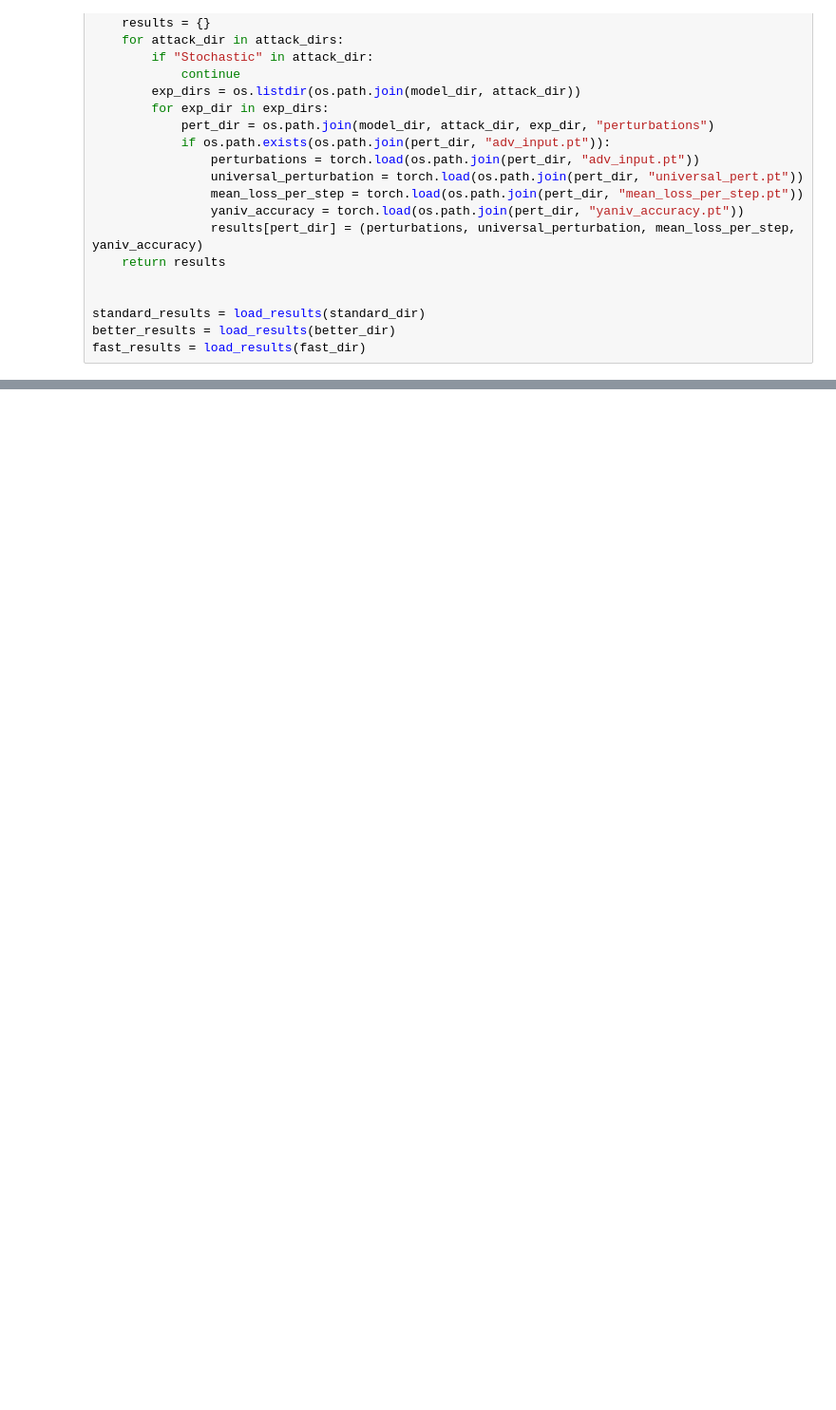
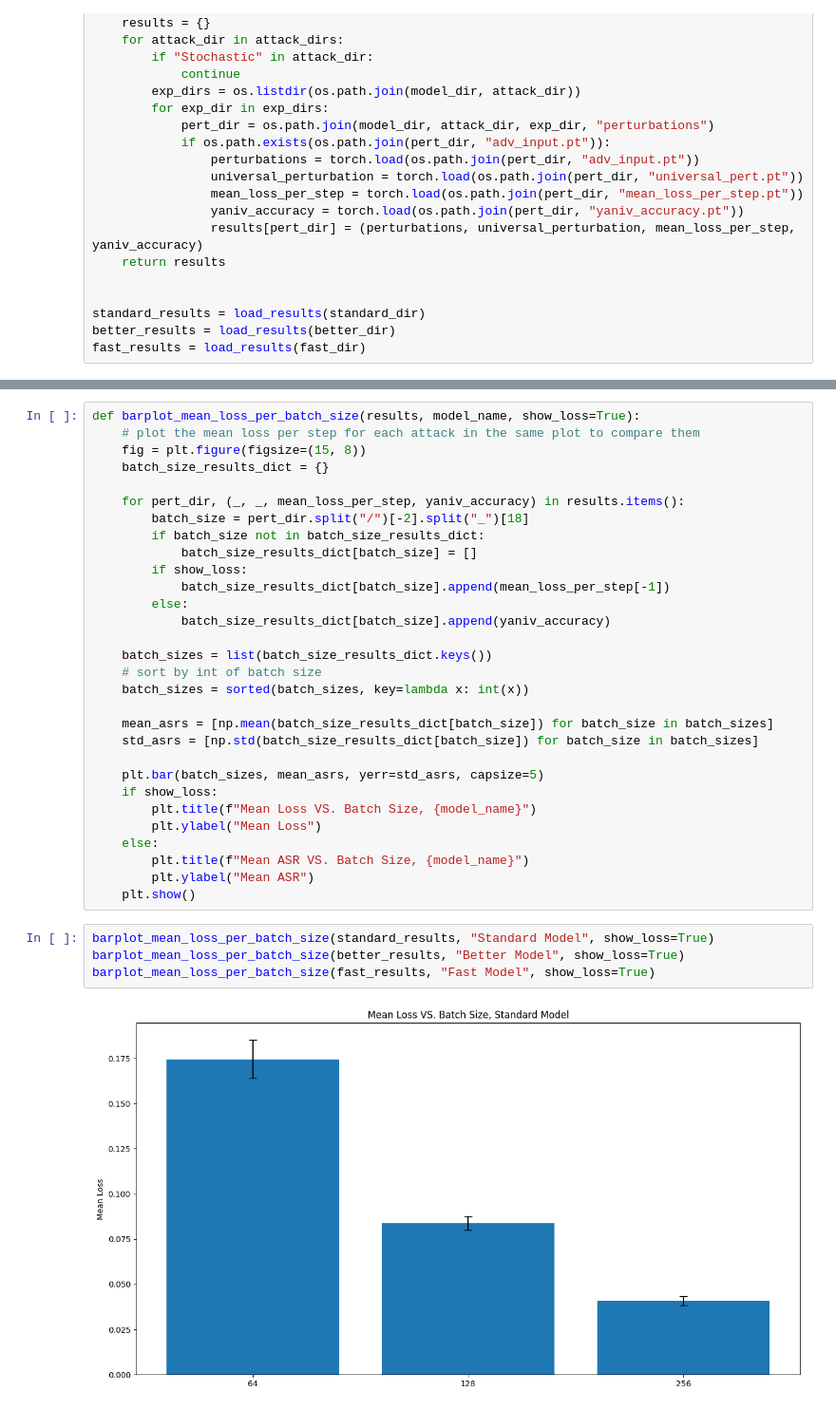
Before and after one commit to wr0om/Attacks_HW1, a Jupyter notebook: check_results.ipynb, the cells around one changed output, grey strips where cells are left out. Shown at 95% size. Drawn from its saved outputs; the diff is of its cells as text; blank space fills up the shorter version.

```diff
--- a/check_results.ipynb
+++ b/check_results.ipynb
@@ -100,0 +146,36 @@ plot_mean_loss_per_step(fast_results, "Fast Model")
+# %%
+def barplot_mean_loss_per_batch_size(results, model_name, show_loss=True):
+    # plot the mean loss per step for each attack in the same plot to compare them
+    fig = plt.figure(figsize=(15, 8))
+    batch_size_results_dict = {}
+
+    for pert_dir, (_, _, mean_loss_per_step, yaniv_accuracy) in results.items():
+        batch_size = pert_dir.split("/")[-2].split("_")[18]
+        if batch_size not in batch_size_results_dict:
+            batch_size_results_dict[batch_size] = []
+        if show_loss:
+            batch_size_results_dict[batch_size].append(mean_loss_per_step[-1])
+        else:
+            batch_size_results_dict[batch_size].append(yaniv_accuracy)
+
+    batch_sizes = list(batch_size_results_dict.keys())
+    # sort by int of batch size
+    batch_sizes = sorted(batch_sizes, key=lambda x: int(x))
+
+    mean_asrs = [np.mean(batch_size_results_dict[batch_size]) for batch_size in batch_sizes]
+    std_asrs = [np.std(batch_size_results_dict[batch_size]) for batch_size in batch_sizes]
+
+    plt.bar(batch_sizes, mean_asrs, yerr=std_asrs, capsize=5)
+    if show_loss:
+        plt.title(f"Mean Loss VS. Batch Size, {model_name}")
+        plt.ylabel("Mean Loss")
+    else:
+        plt.title(f"Mean ASR VS. Batch Size, {model_name}")
+        plt.ylabel("Mean ASR")
+    plt.show()
+# %%
+barplot_mean_loss_per_batch_size(standard_results, "Standard Model", show_loss=True)
+barplot_mean_loss_per_batch_size(better_results, "Better Model", show_loss=True)
+barplot_mean_loss_per_batch_size(fast_results, "Fast Model", show_loss=True)
+# %% [output]
+[figure, added]
```
Also changed, not shown: parts of 4 cells of this notebook, 7 other files.
